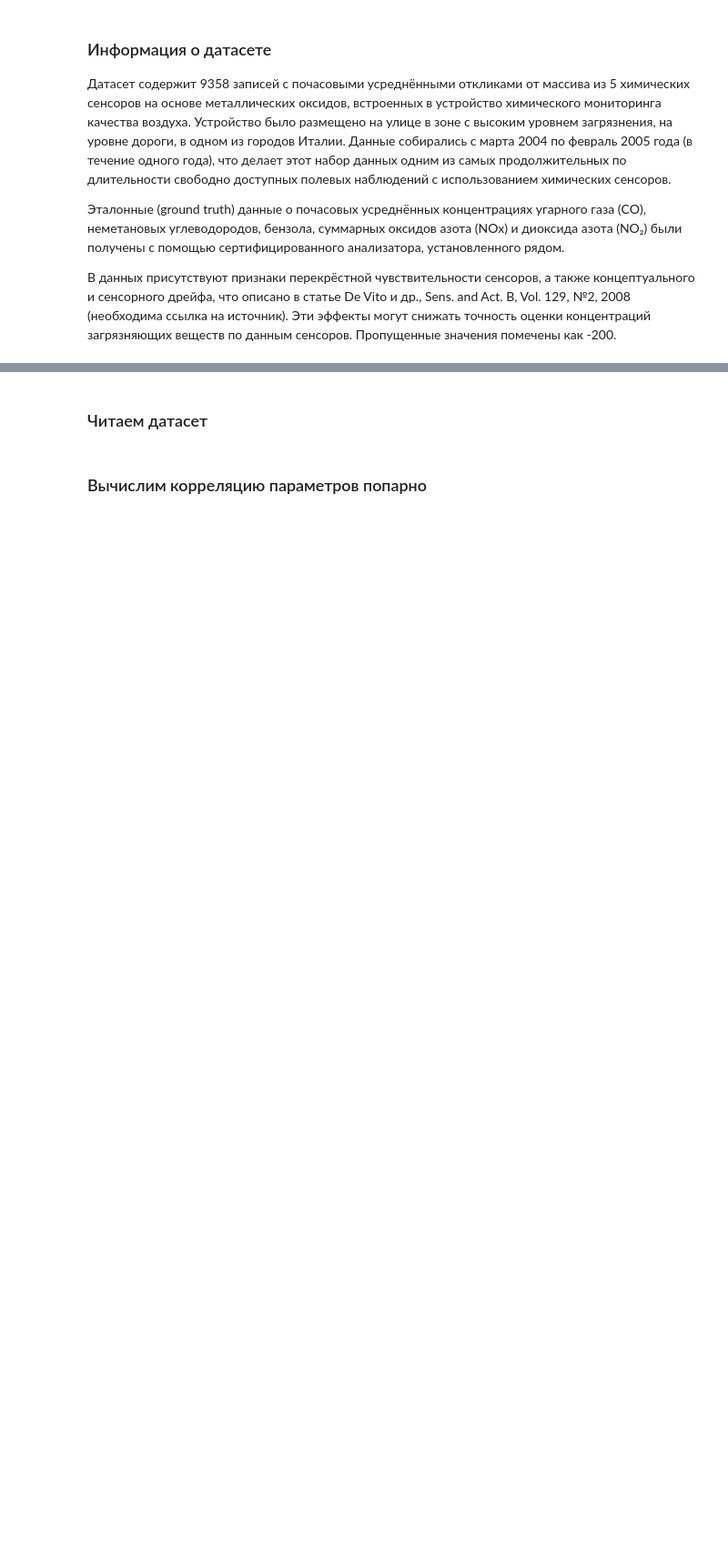
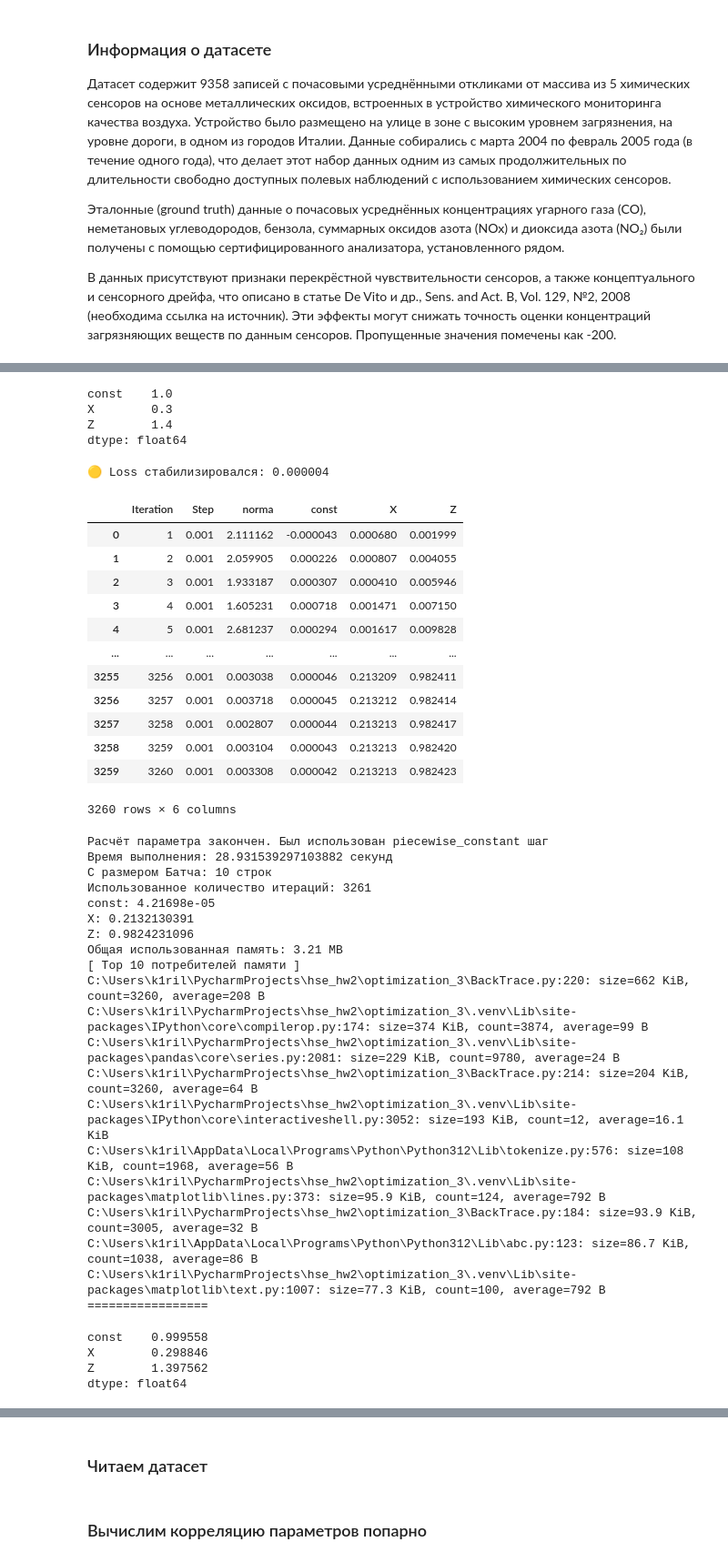
Before and after one commit to rgctlln/optimization_3, a Jupyter notebook: lab_report.ipynb, the cells around one changed output, grey strips where cells are left out. Shown at 91% size. Saved outputs shown, nothing was run; the diff lists cells and outputs as text; code cells hidden in the pictures; blank space fills up the shorter version.

```diff
--- a/lab_report.ipynb
+++ b/lab_report.ipynb
@@ -27,0 +30,5 @@
+# %%
+import pandas
+
+dataset = pandas.read_csv("dataset/linear_dataset.csv")
+dataset
@@ -27,0 +49,20 @@
+# %%
+import statsmodels.api as sm
+
+# зависимая переменная
+y = dataset["Y"]
+
+# объединяем X и Z в одну матрицу признаков
+X_full = dataset[["X", "Z"]]
+
+# добавляем один столбец константы
+X_full = sm.add_constant(X_full)
+
+# обучаем модель
+model = sm.OLS(y, X_full).fit()
+model.params
+# %% [output]
+const    1.0
+X        0.3
+Z        1.4
+dtype: float64
@@ -27,0 +71,45 @@
+# %%
+model = Model()
+model.add_constant(dataset["X"])
+model.add_constant(dataset["Z"])
+# %%
+model.fit_OLS(dataset["Y"], full_output=True, batch_size=10)
+# %% [output]
+🟡 Loss стабилизировался: 0.000004
+|  | Iteration | Step | norma | const | X | Z |
+| 0 | 1 | 0.001 | 2.111162 | -0.000043 | 0.000680 | 0.001999 |
+| 1 | 2 | 0.001 | 2.059905 | 0.000226 | 0.000807 | 0.004055 |
+| 2 | 3 | 0.001 | 1.933187 | 0.000307 | 0.000410 | 0.005946 |
+| 3 | 4 | 0.001 | 1.605231 | 0.000718 | 0.001471 | 0.007150 |
+| 4 | 5 | 0.001 | 2.681237 | 0.000294 | 0.001617 | 0.009828 |
+| ... | ... | ... | ... | ... | ... | ... |
+| 3255 | 3256 | 0.001 | 0.003038 | 0.000046 | 0.213209 | 0.982411 |
+| 3256 | 3257 | 0.001 | 0.003718 | 0.000045 | 0.213212 | 0.982414 |
+| 3257 | 3258 | 0.001 | 0.002807 | 0.000044 | 0.213213 | 0.982417 |
+| 3258 | 3259 | 0.001 | 0.003104 | 0.000043 | 0.213213 | 0.982420 |
+| 3259 | 3260 | 0.001 | 0.003308 | 0.000042 | 0.213213 | 0.982423 |
+3260 rows × 6 columns
+Расчёт параметра закончен. Был использован piecewise_constant шаг
+Время выполнения: 28.931539297103882 секунд
+С размером Батча: 10 строк
+Использованное количество итераций: 3261
+const: 4.21698e-05
+X: 0.2132130391
+Z: 0.9824231096
+Общая использованная память: 3.21 MB
+[ Top 10 потребителей памяти ]
+C:\Users\k1ril\PycharmProjects\hse_hw2\optimization_3\BackTrace.py:220: size=662 KiB, count=3260, average=208 B
+C:\Users\k1ril\PycharmProjects\hse_hw2\optimization_3\.venv\Lib\site-packages\IPython\core\compilerop.py:174: size=374 KiB, count=3874, average=99 B
+C:\Users\k1ril\PycharmProjects\hse_hw2\optimization_3\.venv\Lib\site-packages\pandas\core\series.py:2081: size=229 KiB, count=9780, average=24 B
+C:\Users\k1ril\PycharmProjects\hse_hw2\optimization_3\BackTrace.py:214: size=204 KiB, count=3260, average=64 B
+C:\Users\k1ril\PycharmProjects\hse_hw2\optimization_3\.venv\Lib\site-packages\IPython\core\interactiveshell.py:3052: size=193 KiB, count=12, average=16.1 KiB
+C:\Users\k1ril\AppData\Local\Programs\Python\Python312\Lib\tokenize.py:576: size=108 KiB, count=1968, average=56 B
+C:\Users\k1ril\PycharmProjects\hse_hw2\optimization_3\.venv\Lib\site-packages\matplotlib\lines.py:373: size=95.9 KiB, count=124, average=792 B
+C:\Users\k1ril\PycharmProjects\hse_hw2\optimization_3\BackTrace.py:184: size=93.9 KiB, count=3005, average=32 B
+C:\Users\k1ril\AppData\Local\Programs\Python\Python312\Lib\abc.py:123: size=86.7 KiB, count=1038, average=86 B
+C:\Users\k1ril\PycharmProjects\hse_hw2\optimization_3\.venv\Lib\site-packages\matplotlib\text.py:1007: size=77.3 KiB, count=100, average=792 B
+=================
+const    0.999558
+X        0.298846
+Z        1.397562
+dtype: float64
```
Also changed, not shown: parts of 10 cells of this notebook.
